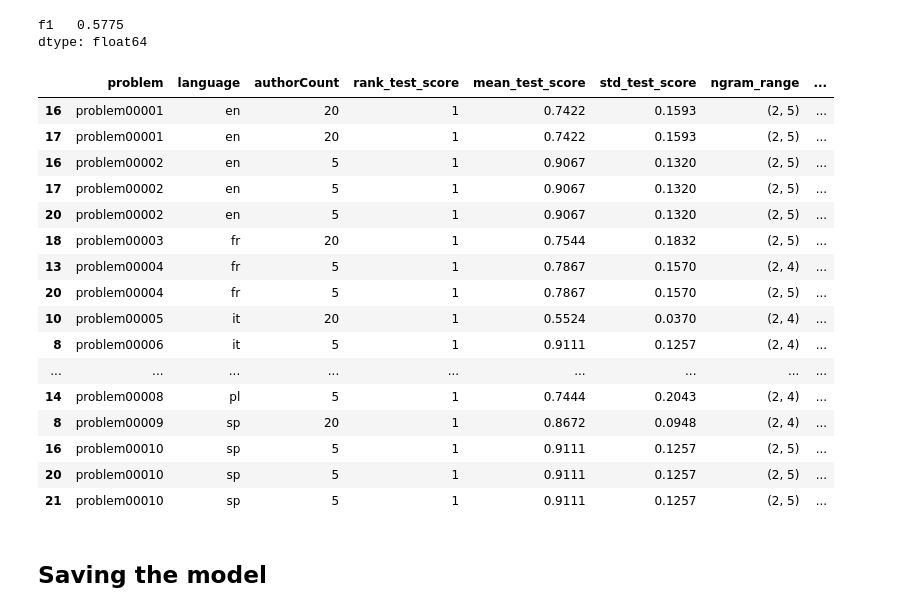
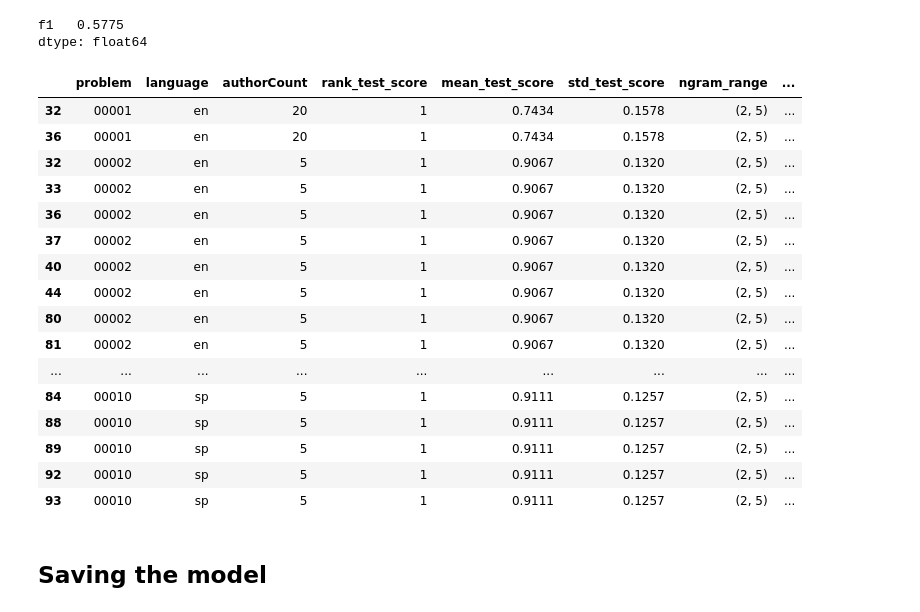
Before and after one commit to jeleandro/dataScienceNotebook, a Jupyter notebook: PANAA2018/2019/PAN_AA_2018-char.ipynb, the cells around one changed output. Saved outputs shown, nothing was run; the diff lists cells and outputs as text; code cells hidden in the pictures.

```diff
--- a/PANAA2018/2019/PAN_AA_2018-char.ipynb
+++ b/PANAA2018/2019/PAN_AA_2018-char.ipynb
@@ -117,7 +117,7 @@ from skleanExtensions import DenseTransformer
 # %% [markdown]
 ### paths configuration
 # %%
-baseDir = '/Users/joseeleandrocustodio/dataScienceNotebook/PANAA2018';
+baseDir = '../';
 
 corpusTraining    = 'pan18-cross-domain-authorship-attribution-training-dataset-2017-12-02';
 corpusEvaluation = 'pan18-cross-domain-authorship-attribution-test-dataset2-2018-04-20';
@@ -308,7 +300,7 @@ def runML(problem):
                                    lowercase =False)),
         ('scaler', MaxAbsScaler()),
         ('dense',  DenseTransformer()),
-        ('transf', PCA(0.999)),
+        ('transf', PCA()),
         ('clf', LogisticRegression(random_state=0,multi_class='multinomial', solver='newton-cg')),
     ])
 
@@ -319,7 +311,9 @@ def runML(problem):
         'vect__ngram_range' :((2,3),(2,4),(2,5)),
         'vect__use_idf'     :(True, False),
         'vect__sublinear_tf':(True, False),
+        'vect__smooth_idf'  :(True, False),
         'vect__norm':('l1','l2'),
+        'transf__n_components':(0.95,0.999),
     }
 
     grid_search = GridSearchCV(pipeline,
@@ -350,20 +344,27 @@ def runML(problem):
     test_pred=grid_search.predict(test_docs);
 
 
-    #evaluation train
-    answerFile = pathjoin(outputDir,'answers-'+problem['problem']+'.json');
-    outputAnswer(test_pred,test_filename,answerFile)
+    f1        = f1_score       (test_labels,test_pred, average='macro');
+    precision = precision_score(test_labels,test_pred, average='macro');
+    recall    = recall_score   (test_labels,test_pred, average='macro');
+    accuracy  = accuracy_score (test_labels,test_pred);
 
-    #calculating the performance using PAN evaluation code
-    grountTruthFile = pathjoin(inputDir, problem['problem'], 'ground-truth.json');
-    f1,precision,recall,accuracy=pan.evaluate(grountTruthFile,answerFile);
+    def mean(a):
+        return sum(a)/len(a);
+
 
     return {
                 'problem'  :       problem['problem'],
                 "language"      :       problem['language'],
                 'authorCount'   :       len(set(train_labels)),
+
                 "train_doc_size":       len(train_docs),
+                "train_doc_per_author": mean(Counter(train_labels).values()) ,
+                "train_caract_per_doc": sum([len(l) for l in train_docs])/len(train_docs),
+
                 "test_doc_size" :       len(test_docs),
+                "test_doc_per_author": mean(Counter(test_labels).values()) ,
+                "test_caract_per_doc":  sum([len(l) for l in test_docs])/len(test_docs),
 
                 'f1'       : round(f1,3),
                 'precision': round(precision,3),
@@ -440,38 +440,42 @@ languages={
 # %%
 for c,p in zip(cv_result, problems):
     c['problem'] = p['problem']
     c['authorCount'] = p ['authorCount']
     c['language'] = p ['language']
 dfCV =  pd.concat([
     pd.DataFrame(c) for c in cv_result
 ])
 
 params = {
     'param_vect__ngram_range':'ngram_range',
     'param_vect__sublinear_tf':'sublinear_tf',
     'param_vect__use_idf':'use_idf',
-    'param_vect__norm':'norm'}
+    'param_vect__smooth_idf':'smooth_idf',
+    'param_vect__norm':'norm',
+    'param_transf__n_components':'n_components'}
 dfCV = dfCV[['problem','language', 'authorCount','rank_test_score', 'mean_test_score','std_test_score'] + list(params.keys())].rename(columns=params)
+dfCV.problem = dfCV.problem.apply(lambda x: re.sub(r'\D','',x))
+dfCV.n_components = dfCV.n_components.apply(lambda x: round(x*100,1) if x is not None else 100)
 dfCV.sort_values(['problem','mean_test_score'],ascending=[True,False], inplace=True)
 dfCV[dfCV.rank_test_score == 1]
 # %% [output]
 |  | problem | language | authorCount | rank_test_score | mean_test_score | std_test_score | ngram_range | ... |
-| 16 | problem00001 | en | 20 | 1 | 0.7422 | 0.1593 | (2, 5) | ... |
-| 17 | problem00001 | en | 20 | 1 | 0.7422 | 0.1593 | (2, 5) | ... |
-| 16 | problem00002 | en | 5 | 1 | 0.9067 | 0.1320 | (2, 5) | ... |
-| 17 | problem00002 | en | 5 | 1 | 0.9067 | 0.1320 | (2, 5) | ... |
-| 20 | problem00002 | en | 5 | 1 | 0.9067 | 0.1320 | (2, 5) | ... |
-| 18 | problem00003 | fr | 20 | 1 | 0.7544 | 0.1832 | (2, 5) | ... |
-| 13 | problem00004 | fr | 5 | 1 | 0.7867 | 0.1570 | (2, 4) | ... |
-| 20 | problem00004 | fr | 5 | 1 | 0.7867 | 0.1570 | (2, 5) | ... |
-| 10 | problem00005 | it | 20 | 1 | 0.5524 | 0.0370 | (2, 4) | ... |
-| 8 | problem00006 | it | 5 | 1 | 0.9111 | 0.1257 | (2, 4) | ... |
+| 32 | 00001 | en | 20 | 1 | 0.7434 | 0.1578 | (2, 5) | ... |
+| 36 | 00001 | en | 20 | 1 | 0.7434 | 0.1578 | (2, 5) | ... |
+| 32 | 00002 | en | 5 | 1 | 0.9067 | 0.1320 | (2, 5) | ... |
+| 33 | 00002 | en | 5 | 1 | 0.9067 | 0.1320 | (2, 5) | ... |
+| 36 | 00002 | en | 5 | 1 | 0.9067 | 0.1320 | (2, 5) | ... |
+| 37 | 00002 | en | 5 | 1 | 0.9067 | 0.1320 | (2, 5) | ... |
+| 40 | 00002 | en | 5 | 1 | 0.9067 | 0.1320 | (2, 5) | ... |
+| 44 | 00002 | en | 5 | 1 | 0.9067 | 0.1320 | (2, 5) | ... |
+| 80 | 00002 | en | 5 | 1 | 0.9067 | 0.1320 | (2, 5) | ... |
+| 81 | 00002 | en | 5 | 1 | 0.9067 | 0.1320 | (2, 5) | ... |
 | ... | ... | ... | ... | ... | ... | ... | ... | ... |
-| 14 | problem00008 | pl | 5 | 1 | 0.7444 | 0.2043 | (2, 4) | ... |
-| 8 | problem00009 | sp | 20 | 1 | 0.8672 | 0.0948 | (2, 4) | ... |
-| 16 | problem00010 | sp | 5 | 1 | 0.9111 | 0.1257 | (2, 5) | ... |
-| 20 | problem00010 | sp | 5 | 1 | 0.9111 | 0.1257 | (2, 5) | ... |
-| 21 | problem00010 | sp | 5 | 1 | 0.9111 | 0.1257 | (2, 5) | ... |
+| 84 | 00010 | sp | 5 | 1 | 0.9111 | 0.1257 | (2, 5) | ... |
+| 88 | 00010 | sp | 5 | 1 | 0.9111 | 0.1257 | (2, 5) | ... |
+| 89 | 00010 | sp | 5 | 1 | 0.9111 | 0.1257 | (2, 5) | ... |
+| 92 | 00010 | sp | 5 | 1 | 0.9111 | 0.1257 | (2, 5) | ... |
+| 93 | 00010 | sp | 5 | 1 | 0.9111 | 0.1257 | (2, 5) | ... |
 # %% [markdown]
 ## Saving the model
 # %%
```
Also changed, not shown: parts of 21 cells of this notebook, 3 other files.
